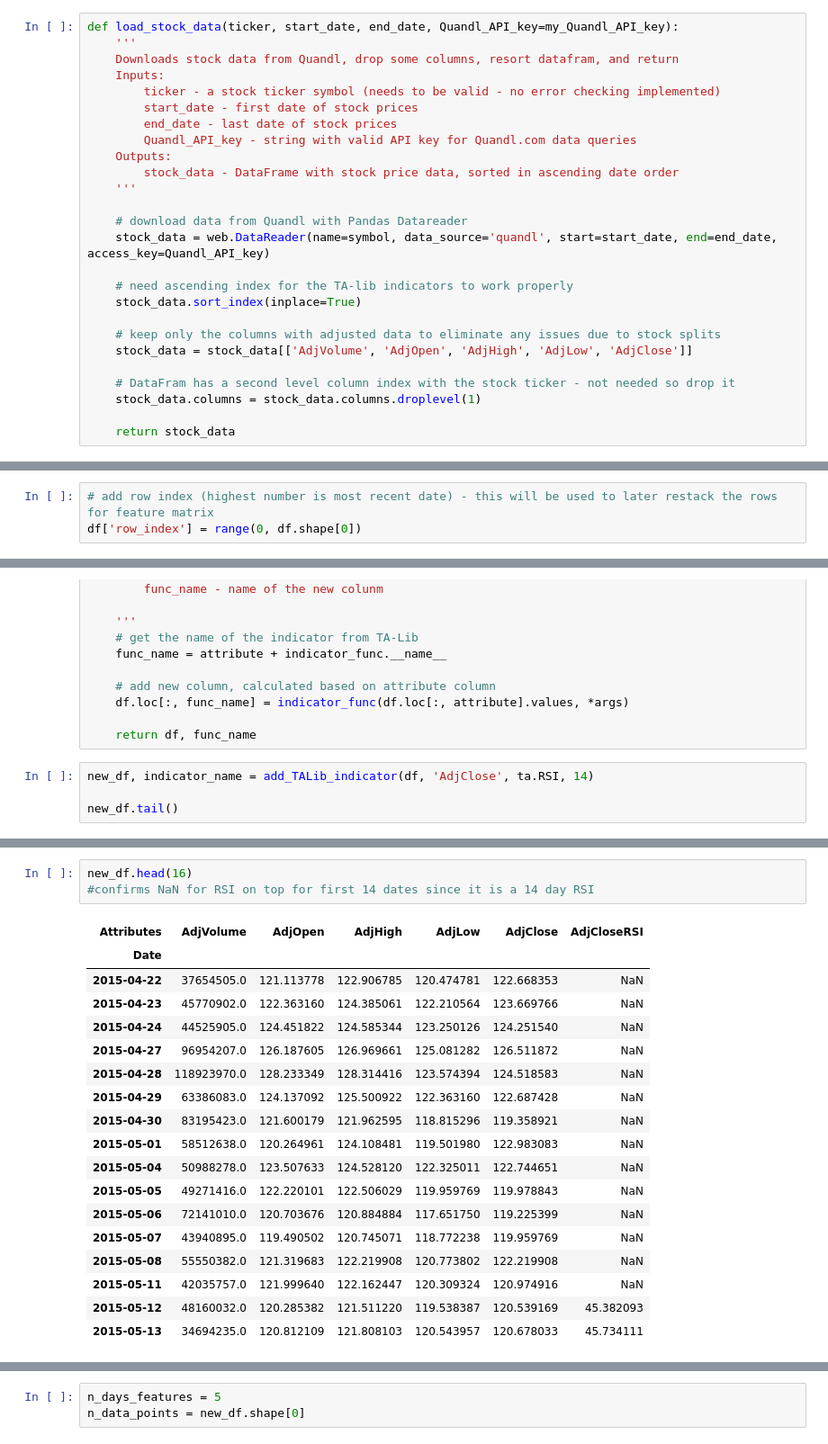
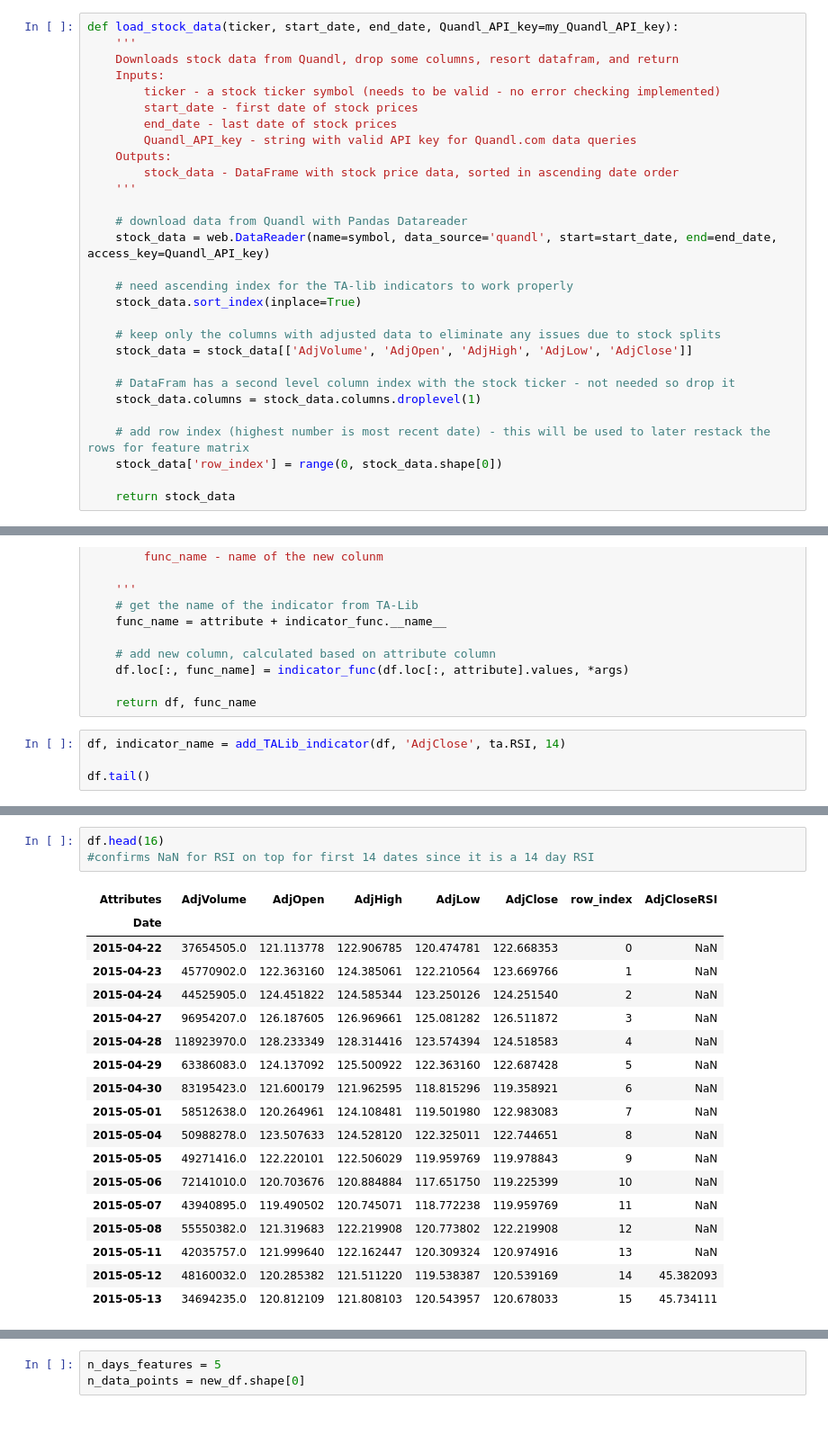
Before and after one commit to Lindstaedt/Stock-recommendation-with-ML, a Jupyter notebook: trader.ipynb, the cells around one changed output, grey strips where cells are left out. Shown at 90% size. Drawn from its saved outputs; the diff is of its cells as text.

```diff
--- a/trader.ipynb
+++ b/trader.ipynb
@@ -37,5 +39,8 @@ def load_stock_data(ticker, start_date, end_date, Quandl_API_key=my_Quandl_API_k
     # DataFram has a second level column index with the stock ticker - not needed so drop it
     stock_data.columns = stock_data.columns.droplevel(1)
 
+    # add row index (highest number is most recent date) - this will be used to later restack the rows for feature matrix
+    stock_data['row_index'] = range(0, stock_data.shape[0])
+
     return stock_data
 # %%
@@ -61,3 +63,0 @@ df.head()
-# %%
-# add row index (highest number is most recent date) - this will be used to later restack the rows for feature matrix
-df['row_index'] = range(0, df.shape[0])
@@ -98,7 +88,7 @@ def add_TALib_indicator(df, attribute, indicator_func, *args):
 
     return df, func_name
 # %%
-new_df, indicator_name = add_TALib_indicator(df, 'AdjClose', ta.RSI, 14)
+df, indicator_name = add_TALib_indicator(df, 'AdjClose', ta.RSI, 14)
 
-new_df.tail()
+df.tail()
 # %% [output]
@@ -112,22 +102,22 @@ new_df.tail()
 # %%
-new_df.head(16)
+df.head(16)
 #confirms NaN for RSI on top for first 14 dates since it is a 14 day RSI
 # %% [output]
-| Attributes | AdjVolume | AdjOpen | AdjHigh | AdjLow | AdjClose | AdjCloseRSI |
-| Date |  |  |  |  |  |  |
-| 2015-04-22 | 37654505.0 | 121.113778 | 122.906785 | 120.474781 | 122.668353 | NaN |
-| 2015-04-23 | 45770902.0 | 122.363160 | 124.385061 | 122.210564 | 123.669766 | NaN |
-| 2015-04-24 | 44525905.0 | 124.451822 | 124.585344 | 123.250126 | 124.251540 | NaN |
-| 2015-04-27 | 96954207.0 | 126.187605 | 126.969661 | 125.081282 | 126.511872 | NaN |
-| 2015-04-28 | 118923970.0 | 128.233349 | 128.314416 | 123.574394 | 124.518583 | NaN |
-| 2015-04-29 | 63386083.0 | 124.137092 | 125.500922 | 122.363160 | 122.687428 | NaN |
-| 2015-04-30 | 83195423.0 | 121.600179 | 121.962595 | 118.815296 | 119.358921 | NaN |
-| 2015-05-01 | 58512638.0 | 120.264961 | 124.108481 | 119.501980 | 122.983083 | NaN |
-| 2015-05-04 | 50988278.0 | 123.507633 | 124.528120 | 122.325011 | 122.744651 | NaN |
-| 2015-05-05 | 49271416.0 | 122.220101 | 122.506029 | 119.959769 | 119.978843 | NaN |
-| 2015-05-06 | 72141010.0 | 120.703676 | 120.884884 | 117.651750 | 119.225399 | NaN |
-| 2015-05-07 | 43940895.0 | 119.490502 | 120.745071 | 118.772238 | 119.959769 | NaN |
-| 2015-05-08 | 55550382.0 | 121.319683 | 122.219908 | 120.773802 | 122.219908 | NaN |
-| 2015-05-11 | 42035757.0 | 121.999640 | 122.162447 | 120.309324 | 120.974916 | NaN |
-| 2015-05-12 | 48160032.0 | 120.285382 | 121.511220 | 119.538387 | 120.539169 | 45.382093 |
-| 2015-05-13 | 34694235.0 | 120.812109 | 121.808103 | 120.543957 | 120.678033 | 45.734111 |
+| Attributes | AdjVolume | AdjOpen | AdjHigh | AdjLow | AdjClose | row_index | AdjCloseRSI |
+| Date |  |  |  |  |  |  |  |
+| 2015-04-22 | 37654505.0 | 121.113778 | 122.906785 | 120.474781 | 122.668353 | 0 | NaN |
+| 2015-04-23 | 45770902.0 | 122.363160 | 124.385061 | 122.210564 | 123.669766 | 1 | NaN |
+| 2015-04-24 | 44525905.0 | 124.451822 | 124.585344 | 123.250126 | 124.251540 | 2 | NaN |
+| 2015-04-27 | 96954207.0 | 126.187605 | 126.969661 | 125.081282 | 126.511872 | 3 | NaN |
+| 2015-04-28 | 118923970.0 | 128.233349 | 128.314416 | 123.574394 | 124.518583 | 4 | NaN |
+| 2015-04-29 | 63386083.0 | 124.137092 | 125.500922 | 122.363160 | 122.687428 | 5 | NaN |
+| 2015-04-30 | 83195423.0 | 121.600179 | 121.962595 | 118.815296 | 119.358921 | 6 | NaN |
+| 2015-05-01 | 58512638.0 | 120.264961 | 124.108481 | 119.501980 | 122.983083 | 7 | NaN |
+| 2015-05-04 | 50988278.0 | 123.507633 | 124.528120 | 122.325011 | 122.744651 | 8 | NaN |
+| 2015-05-05 | 49271416.0 | 122.220101 | 122.506029 | 119.959769 | 119.978843 | 9 | NaN |
+| 2015-05-06 | 72141010.0 | 120.703676 | 120.884884 | 117.651750 | 119.225399 | 10 | NaN |
+| 2015-05-07 | 43940895.0 | 119.490502 | 120.745071 | 118.772238 | 119.959769 | 11 | NaN |
+| 2015-05-08 | 55550382.0 | 121.319683 | 122.219908 | 120.773802 | 122.219908 | 12 | NaN |
+| 2015-05-11 | 42035757.0 | 121.999640 | 122.162447 | 120.309324 | 120.974916 | 13 | NaN |
+| 2015-05-12 | 48160032.0 | 120.285382 | 121.511220 | 119.538387 | 120.539169 | 14 | 45.382093 |
+| 2015-05-13 | 34694235.0 | 120.812109 | 121.808103 | 120.543957 | 120.678033 | 15 | 45.734111 |
```
Also changed, not shown: parts of 12 cells of this notebook.
